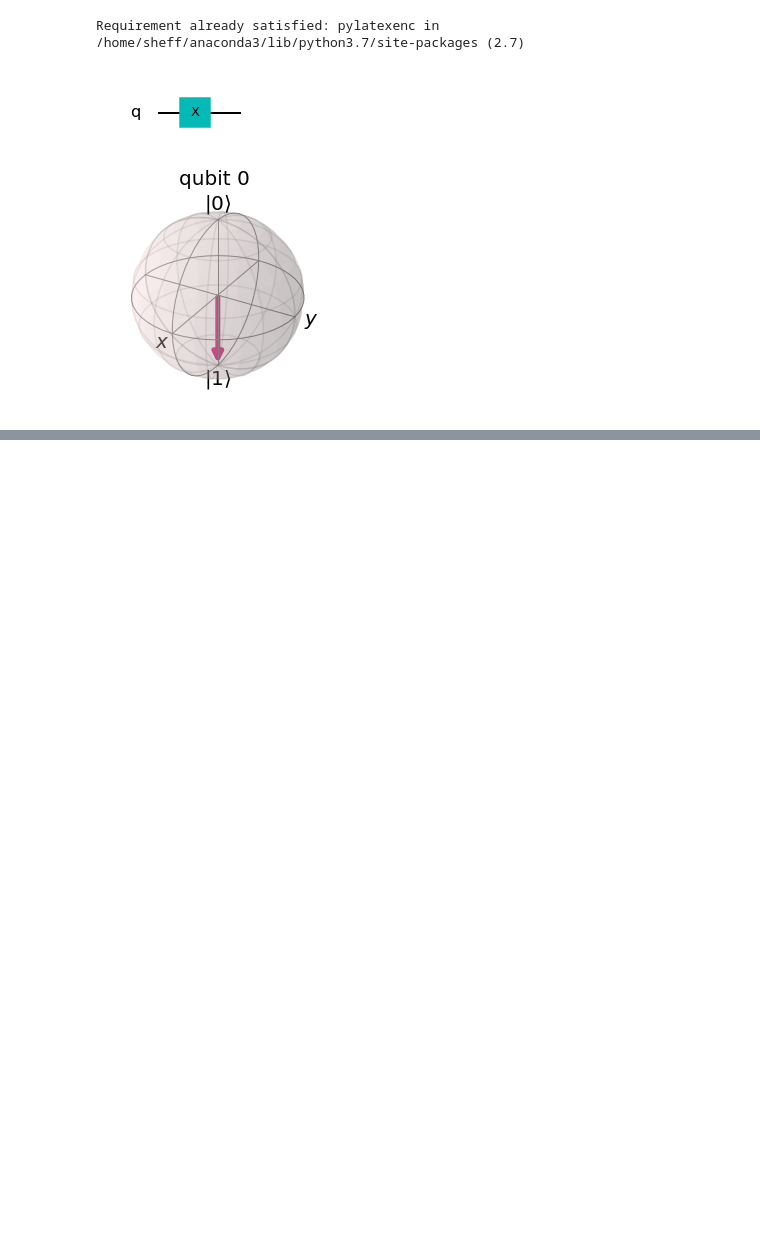
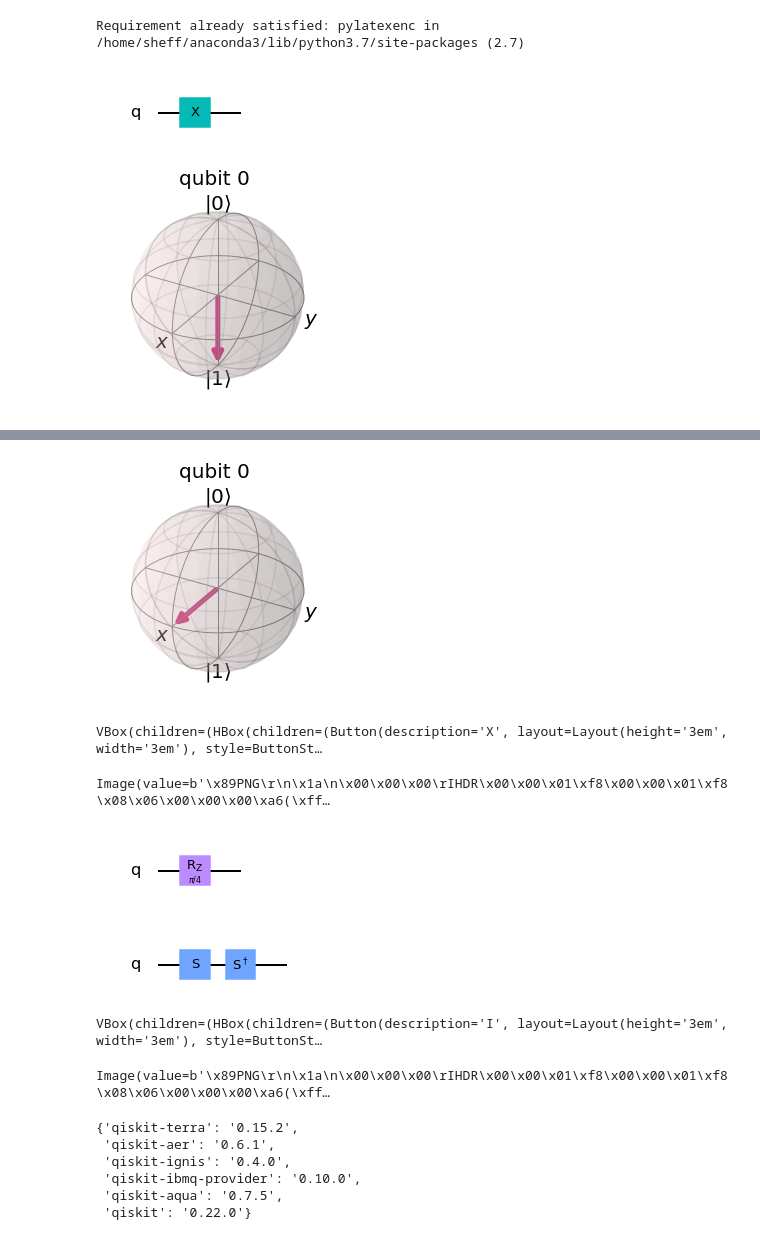
Before and after one commit to tokarev-i-v/quantums, a Jupyter notebook: 1.4 Single Qubit Gates.ipynb, the cells around one changed output, grey strips where cells are left out. Cells and saved outputs as stored; diff of their text form; code cells hidden in the pictures; blank space fills up the shorter version.

```diff
--- a/1.4 Single Qubit Gates.ipynb
+++ b/1.4 Single Qubit Gates.ipynb
@@ -20,0 +55,42 @@ plot_bloch_multivector(out)
+# %%
+backend = Aer.get_backend('statevector_simulator')
+out_state = execute(qc, backend).result().get_statevector()
+plot_bloch_multivector(out_state)
+# %% [output]
+[figure, added]
+# %%
+from qiskit_textbook.widgets import gate_demo
+gate_demo(gates='pauli+h+rz')
+# %% [output]
+VBox(children=(HBox(children=(Button(description='X', layout=Layout(height='3em', width='3em'), style=ButtonSt…
+Image(value=b'\x89PNG\r\n\x1a\n\x00\x00\x00\rIHDR\x00\x00\x01\xf8\x00\x00\x01\xf8\x08\x06\x00\x00\x00\xa6(\xff…
+# %%
+# specify Rotation_phi around Z-vector
+qc = QuantumCircuit(1)
+qc.rz(pi/4,0)
+qc.draw('mpl')
+# %% [output]
+[figure, added]
+# %%
+qc = QuantumCircuit(1)
+qc.s(0) #S-gate
+qc.sdg(0)
+qc.draw('mpl')
+# %% [output]
+[figure, added]
+# %%
+from qiskit_textbook.widgets import gate_demo
+gate_demo()
+# %% [output]
+VBox(children=(HBox(children=(Button(description='I', layout=Layout(height='3em', width='3em'), style=ButtonSt…
+Image(value=b'\x89PNG\r\n\x1a\n\x00\x00\x00\rIHDR\x00\x00\x01\xf8\x00\x00\x01\xf8\x08\x06\x00\x00\x00\xa6(\xff…
+# %%
+import qiskit
+qiskit.__qiskit_version__
+# %% [output]
+{'qiskit-terra': '0.15.2',
+ 'qiskit-aer': '0.6.1',
+ 'qiskit-ignis': '0.4.0',
+ 'qiskit-ibmq-provider': '0.10.0',
+ 'qiskit-aqua': '0.7.5',
+ 'qiskit': '0.22.0'}
```
Also changed, not shown: parts of 3 cells of this notebook, 3 other files.
